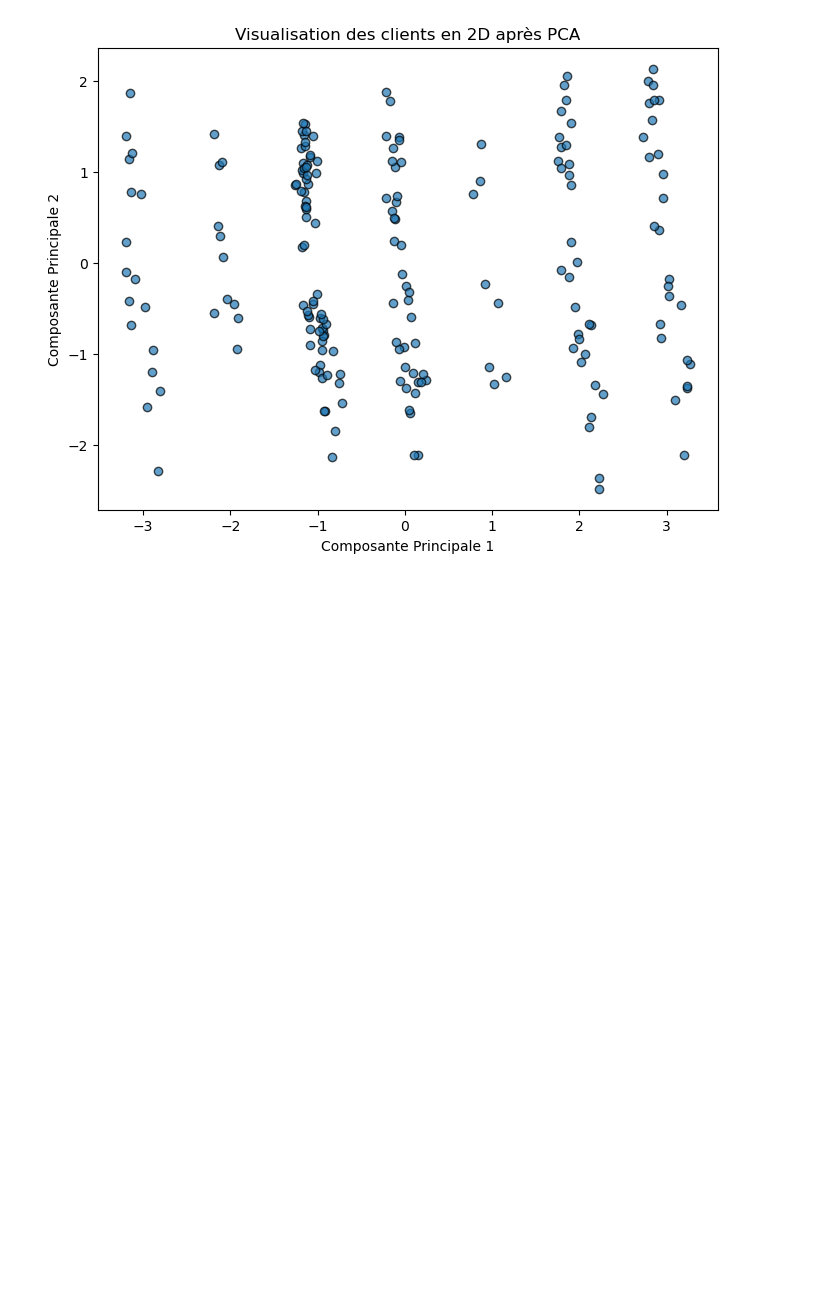
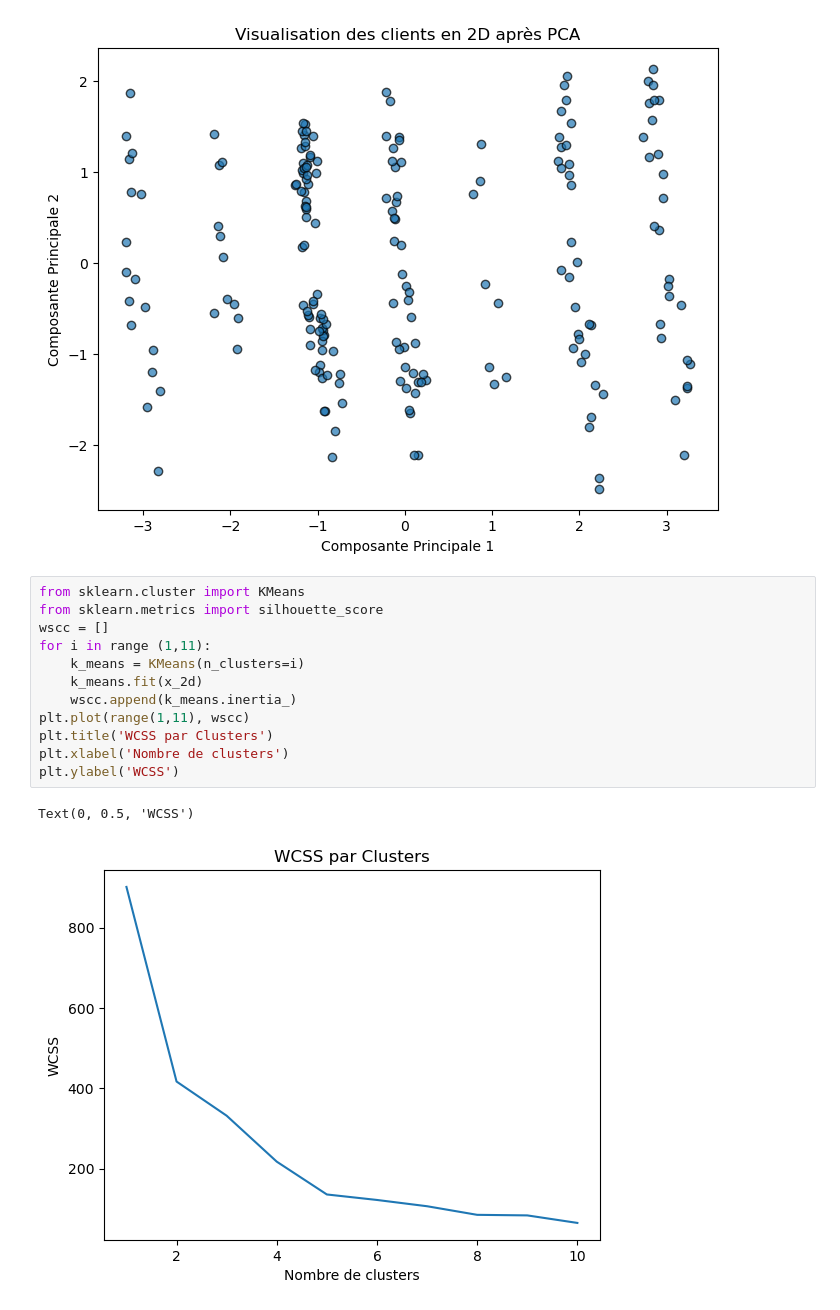
Before and after one commit to kalil-236/parcours-machine-learning, a Jupyter notebook: mall_customer.ipynb, the cells around one changed output. Drawn from its saved outputs; the diff is of its cells as text; blank space fills up the shorter version.

Commit message:
mise en place du modèle de clustering et calcul du score silhouette

```diff
--- a/mall_customer.ipynb
+++ b/mall_customer.ipynb
@@ -116,3 +116,18 @@ plt.ylabel("Composante Principale 2")
 # %% [output]
 Text(0, 0.5, 'Composante Principale 2')
 [figure]
+# %%
+from sklearn.cluster import KMeans
+from sklearn.metrics import silhouette_score
+wscc = []
+for i in range (1,11):
+    k_means = KMeans(n_clusters=i)
+    k_means.fit(x_2d)
+    wscc.append(k_means.inertia_)
+plt.plot(range(1,11), wscc)
+plt.title('WCSS par Clusters')
+plt.xlabel('Nombre de clusters')
+plt.ylabel('WCSS')
+# %% [output]
+Text(0, 0.5, 'WCSS')
+[figure, added]
```
Also changed, not shown: parts of 3 cells of this notebook.
